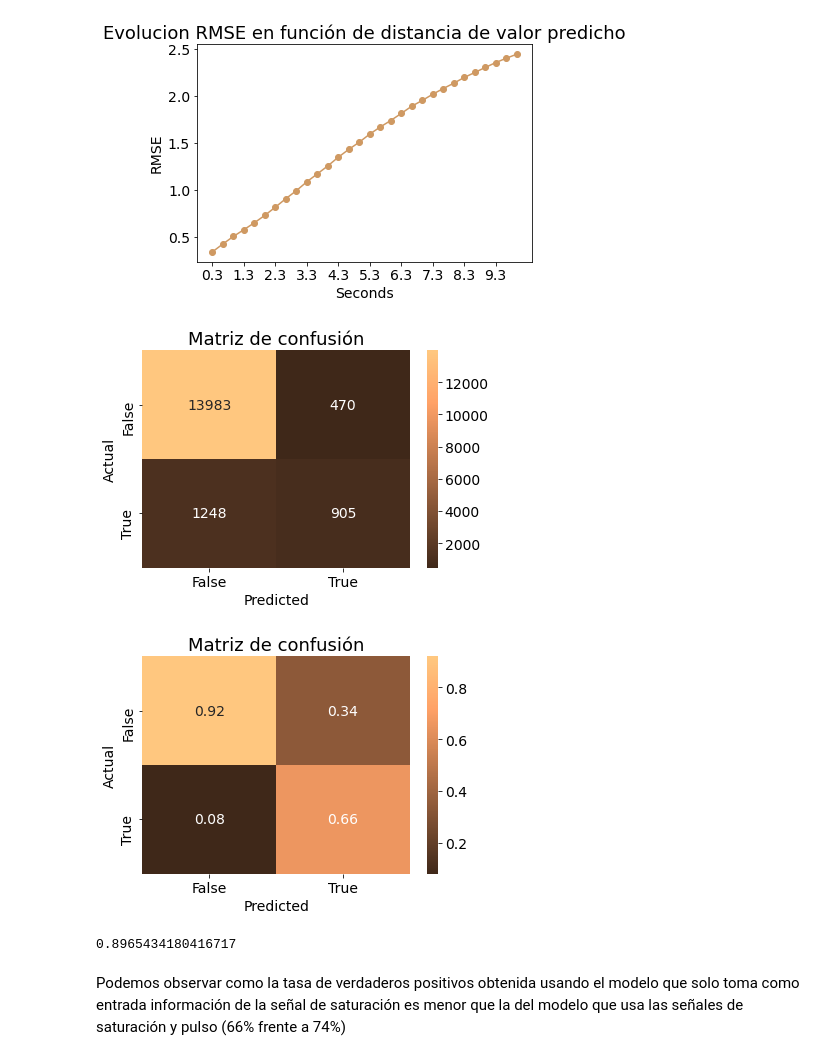
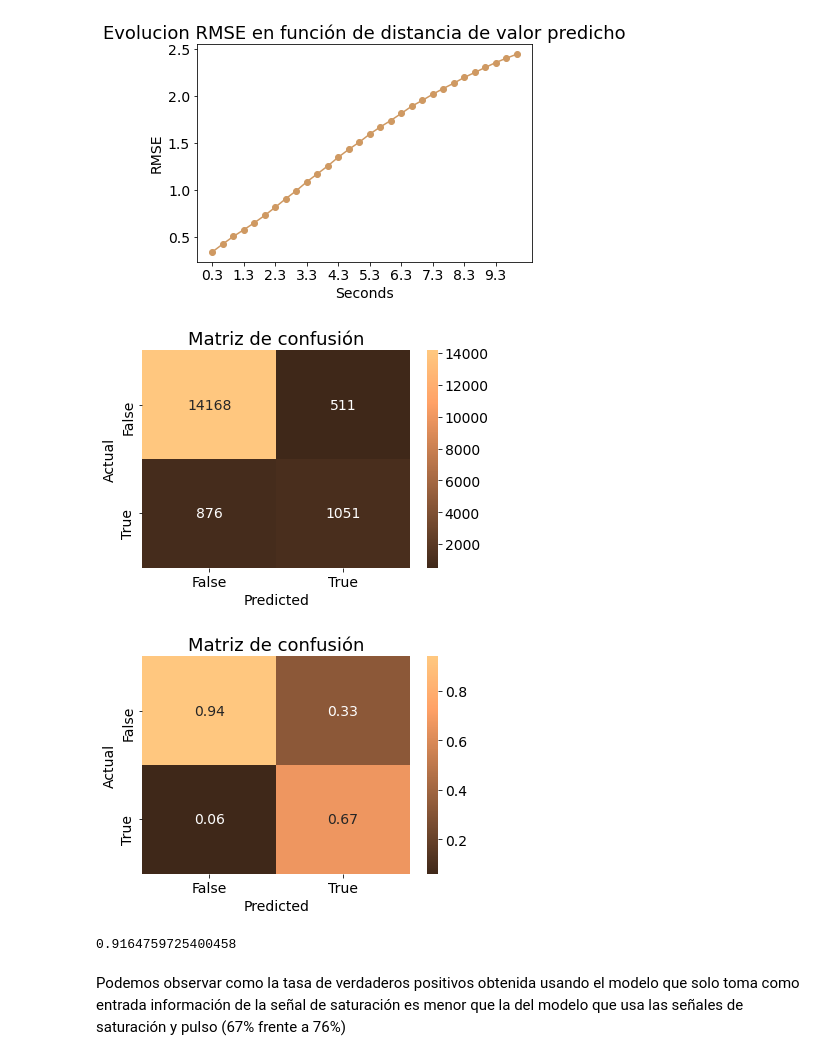
Before and after one commit to Andresmena99/TFG, a Jupyter notebook: entrenamiento_y_visualizacion_lstm.ipynb, the cells around one changed output. Saved outputs shown, nothing was run; the diff lists cells and outputs as text; code cells hidden in the pictures.

```diff
--- a/entrenamiento_y_visualizacion_lstm.ipynb
+++ b/entrenamiento_y_visualizacion_lstm.ipynb
@@ -246,9 +246,11 @@ def calcular_estadisticas_desaturaciones(actual, predicted, threshold_desaturaci
     See Also:
         confusion_matrix().
     """
-    # Compruebo si la diferencia entre el mayor y el menor es mayor que el threshold indicado. Esto representa una desaturación.
-    desaturaciones_real = (np.max(actual, axis=1) - np.min(actual, axis=1)) > threshold_desaturacion
-    desaturaciones_predicted = (np.max(predicted, axis=1) - np.min(predicted, axis=1)) > threshold_desaturacion
+    # Compruebo si la diferencia entre el mayor y el menor es mayor que el threshold
+    # indicado. De igual forma, hay que comprobar que el máximos se encuentre antes
+    # que el mínimo, para que sea una caida y no subida de saturacion.
+    desaturaciones_real = ((np.max(actual, axis=1) - np.min(actual, axis=1)) *  (np.argmax(actual, axis=1) > np.argmin(actual, axis=1))) > threshold_desaturacion
+    desaturaciones_predicted = ((np.max(predicted, axis=1) - np.min(predicted, axis=1)) *  (np.argmax(predicted, axis=1) > np.argmin(predicted, axis=1))) > threshold_desaturacion
 
     # Miro qué muestras ha predicho correctamente
     posiciones_desaturaciones_real = np.where(desaturaciones_real == True)[0]
@@ -480,10 +482,10 @@ summarize_scores(score, scores)
 Root Mean Squared Error: [1.623]. RMSE in predictions at n step 0.35, 0.43, 0.51, 0.58, 0.65, 0.73, 0.82, 0.91, 0.99, 1.09, 1.17, 1.26, 1.35, 1.43, 1.51, 1.60, 1.67, 1.74, 1.81, 1.89, 1.95, 2.02, 2.08 ...
 [figure]
 # %%
-calcular_estadisticas_desaturaciones(actual=y_test_transform, predicted=predicted_test_transform, threshold_desaturacion = 4, savefig=False, accepted_error=1)
+calcular_estadisticas_desaturaciones(actual=y_test_transform, predicted=predicted_test_transform, threshold_desaturacion = 3, savefig=True, accepted_error=1)
 # %% [output]
-[figure, old version]
+[figure, new version]
-[figure, old version]
+[figure, new version]
-0.8965434180416717
+0.9164759725400458
 # %% [markdown]
-Podemos observar como la tasa de verdaderos positivos obtenida usando el modelo que solo toma como entrada información de la señal de saturación es menor que la del modelo que usa las señales de saturación y pulso (66% frente a 74%)
+Podemos observar como la tasa de verdaderos positivos obtenida usando el modelo que solo toma como entrada información de la señal de saturación es menor que la del modelo que usa las señales de saturación y pulso (67% frente a 76%)
```
Also changed, not shown: parts of 1 cell of this notebook, 3 other files.
